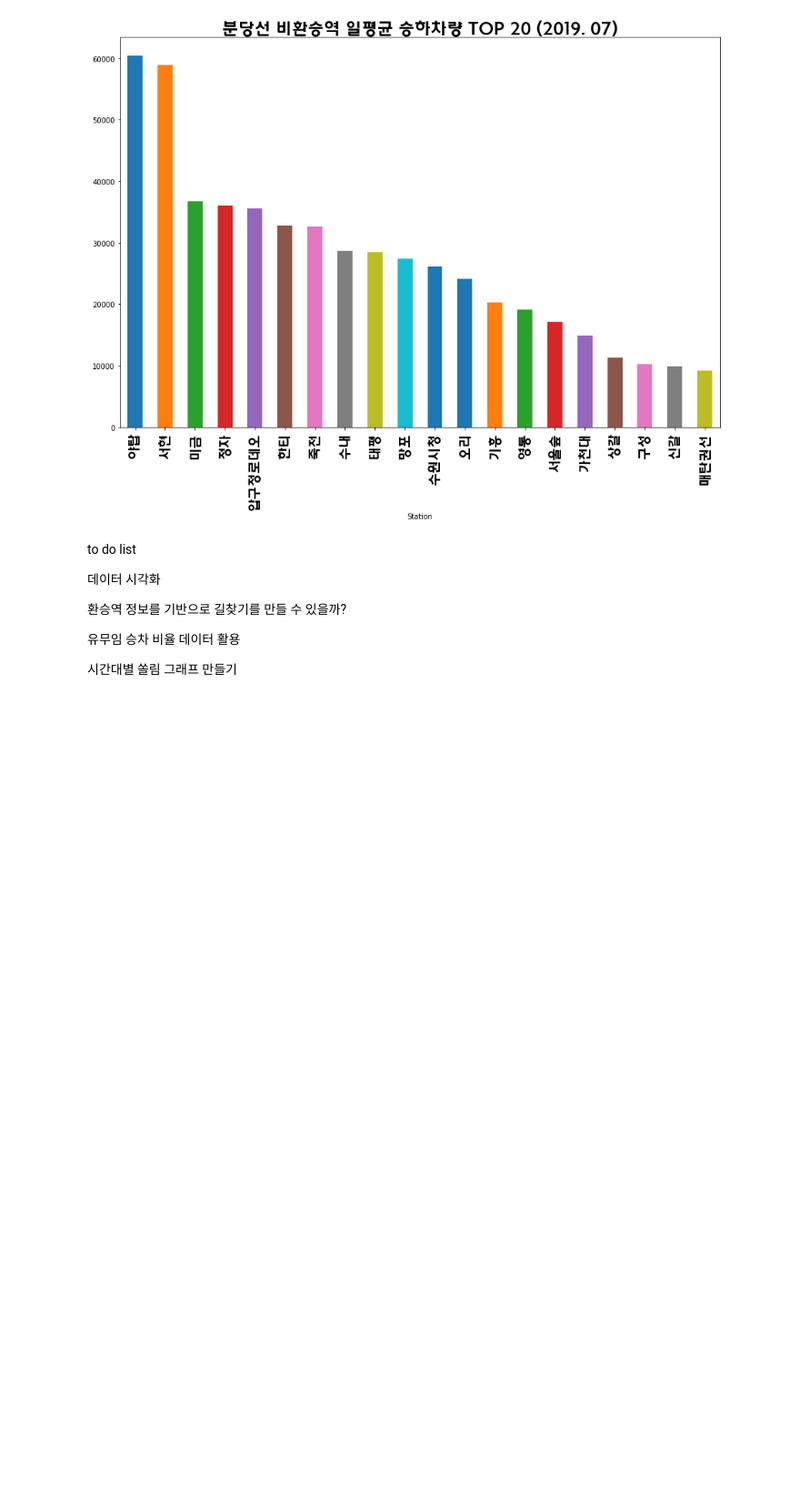
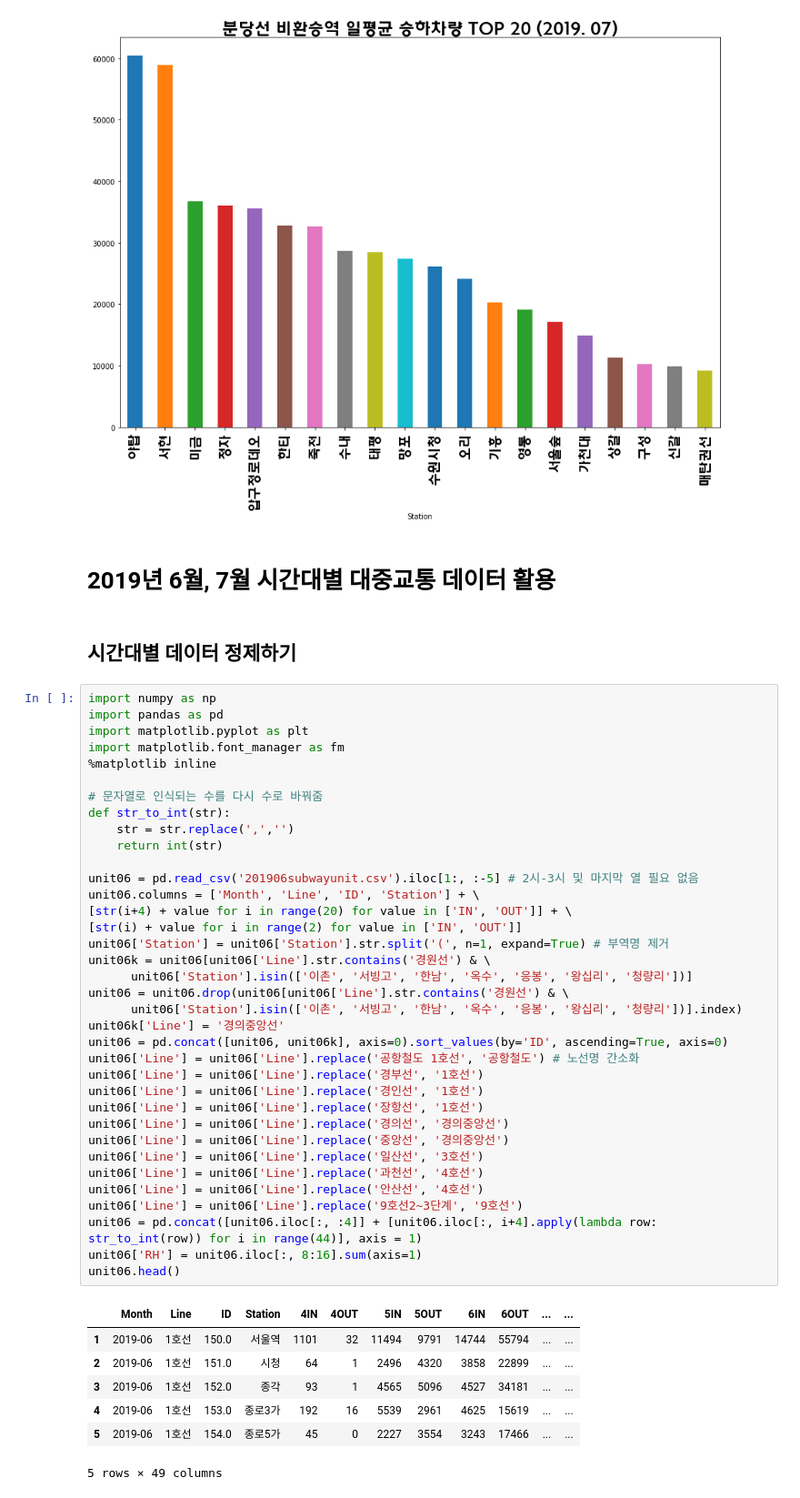
Before and after one commit to pyville/python, a Jupyter notebook: subway.ipynb, the cells around one changed output. Shown at 91% size. Drawn from its saved outputs; the diff is of its cells as text; blank space fills up the shorter version.

```diff
--- a/subway.ipynb
+++ b/subway.ipynb
@@ -346,13 +346,51 @@ plt.savefig('subway5.png', dpi=400, bbox_inches='tight')
 plt.show()
 # %% [output]
 [figure]
-# %% [markdown]
-to do list
-
-데이터 시각화
-
-환승역 정보를 기반으로 길찾기를 만들 수 있을까?
-
-유무임 승차 비율 데이터 활용
-
-시간대별 쏠림 그래프 만들기
+# %% [markdown]
+# 2019년 6월, 7월 시간대별 대중교통 데이터 활용
+# %% [markdown]
+## 시간대별 데이터 정제하기
+# %%
+import numpy as np
+import pandas as pd
+import matplotlib.pyplot as plt
+import matplotlib.font_manager as fm
+%matplotlib inline
+
+# 문자열로 인식되는 수를 다시 수로 바꿔줌
+def str_to_int(str):
+    str = str.replace(',','')
+    return int(str)
+
+unit06 = pd.read_csv('201906subwayunit.csv').iloc[1:, :-5] # 2시-3시 및 마지막 열 필요 없음
+unit06.columns = ['Month', 'Line', 'ID', 'Station'] + \
+[str(i+4) + value for i in range(20) for value in ['IN', 'OUT']] + \
+[str(i) + value for i in range(2) for value in ['IN', 'OUT']]
+unit06['Station'] = unit06['Station'].str.split('(', n=1, expand=True) # 부역명 제거
+unit06k = unit06[unit06['Line'].str.contains('경원선') & \
+      unit06['Station'].isin(['이촌', '서빙고', '한남', '옥수', '응봉', '왕십리', '청량리'])]
+unit06 = unit06.drop(unit06[unit06['Line'].str.contains('경원선') & \
+      unit06['Station'].isin(['이촌', '서빙고', '한남', '옥수', '응봉', '왕십리', '청량리'])].index)
+unit06k['Line'] = '경의중앙선'
+unit06 = pd.concat([unit06, unit06k], axis=0).sort_values(by='ID', ascending=True, axis=0)
+unit06['Line'] = unit06['Line'].replace('공항철도 1호선', '공항철도') # 노선명 간소화
+unit06['Line'] = unit06['Line'].replace('경부선', '1호선')
+unit06['Line'] = unit06['Line'].replace('경인선', '1호선')
+unit06['Line'] = unit06['Line'].replace('장항선', '1호선')
+unit06['Line'] = unit06['Line'].replace('경의선', '경의중앙선')
+unit06['Line'] = unit06['Line'].replace('중앙선', '경의중앙선')
+unit06['Line'] = unit06['Line'].replace('일산선', '3호선')
+unit06['Line'] = unit06['Line'].replace('과천선', '4호선')
+unit06['Line'] = unit06['Line'].replace('안산선', '4호선')
+unit06['Line'] = unit06['Line'].replace('9호선2~3단계', '9호선')
+unit06 = pd.concat([unit06.iloc[:, :4]] + [unit06.iloc[:, i+4].apply(lambda row: str_to_int(row)) for i in range(44)], axis = 1)
+unit06['RH'] = unit06.iloc[:, 8:16].sum(axis=1)
+unit06.head()
+# %% [output]
+|  | Month | Line | ID | Station | 4IN | 4OUT | 5IN | 5OUT | 6IN | 6OUT | ... | ... |
+| 1 | 2019-06 | 1호선 | 150.0 | 서울역 | 1101 | 32 | 11494 | 9791 | 14744 | 55794 | ... | ... |
+| 2 | 2019-06 | 1호선 | 151.0 | 시청 | 64 | 1 | 2496 | 4320 | 3858 | 22899 | ... | ... |
+| 3 | 2019-06 | 1호선 | 152.0 | 종각 | 93 | 1 | 4565 | 5096 | 4527 | 34181 | ... | ... |
+| 4 | 2019-06 | 1호선 | 153.0 | 종로3가 | 192 | 16 | 5539 | 2961 | 4625 | 15619 | ... | ... |
+| 5 | 2019-06 | 1호선 | 154.0 | 종로5가 | 45 | 0 | 2227 | 3554 | 3243 | 17466 | ... | ... |
+5 rows × 49 columns
```
Also changed, not shown: parts of 6 cells of this notebook.
